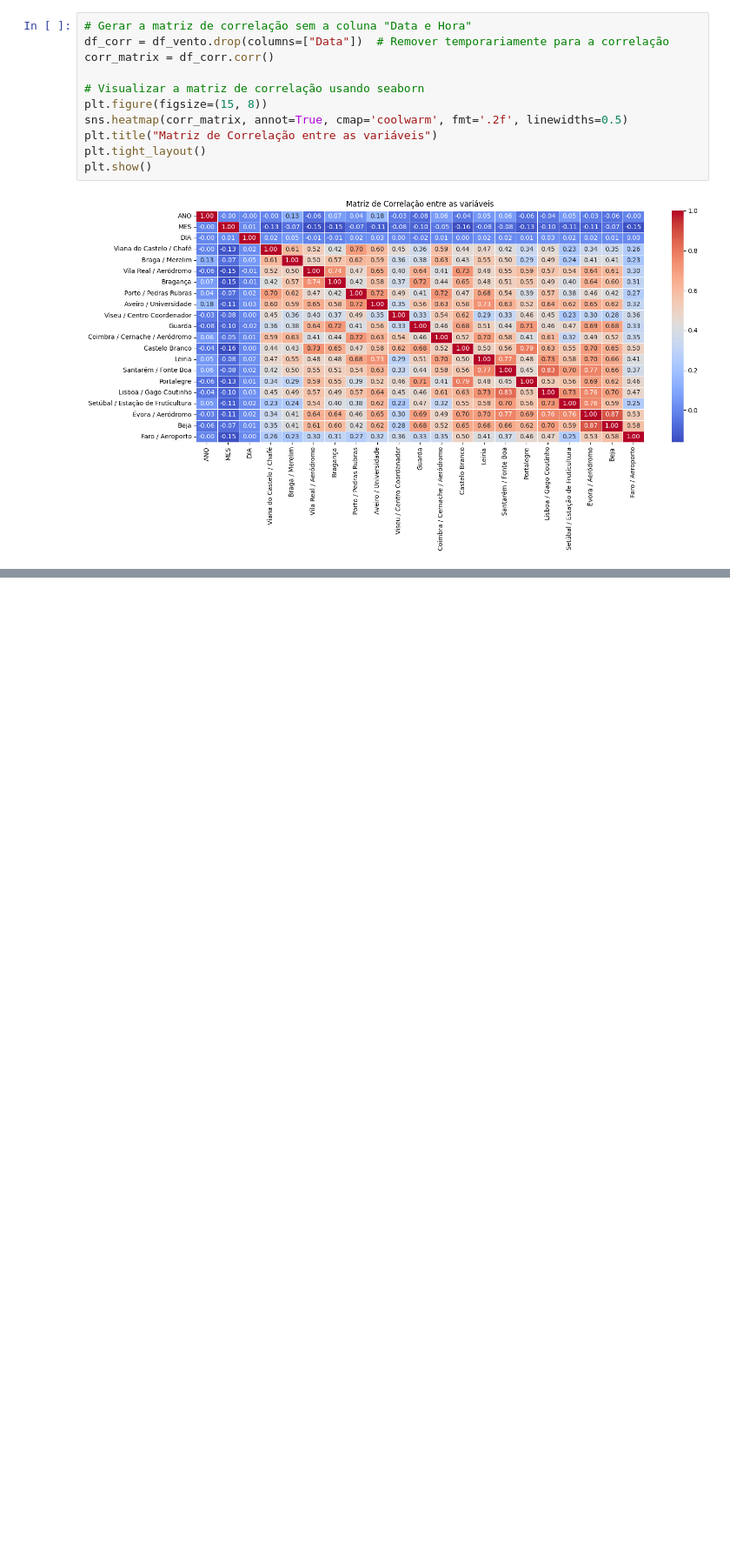
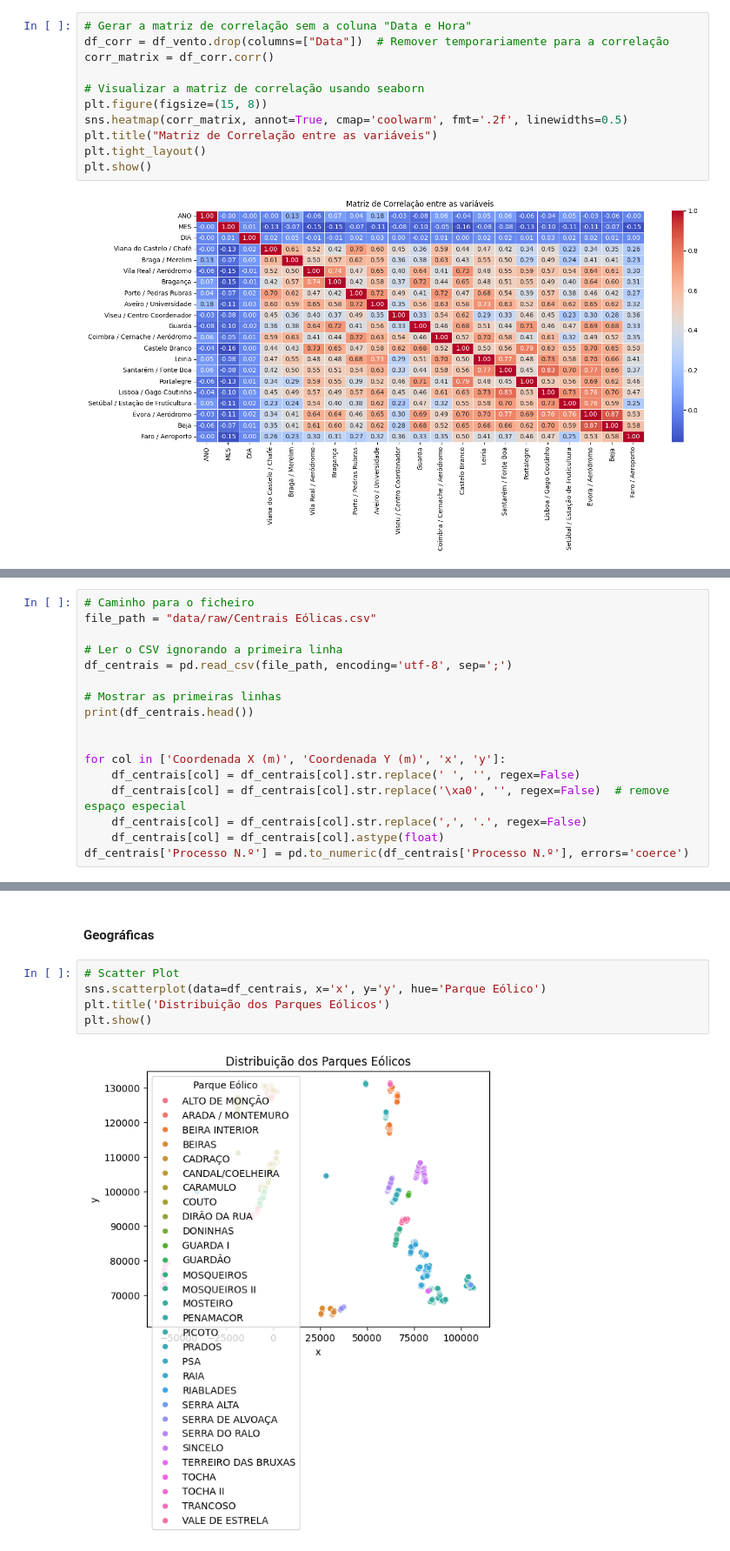
Before and after one commit to tjpoa/wind-energy-forecast, a Jupyter notebook: EDA.ipynb, the cells around one changed output, grey strips where cells are left out. Shown at 87% size. Drawn from its saved outputs; the diff is of its cells as text; blank space fills up the shorter version.

```diff
--- a/EDA.ipynb
+++ b/EDA.ipynb
@@ -427,0 +449,17 @@ plt.show()
+# %%
+# Caminho para o ficheiro
+file_path = "data/raw/Centrais Eólicas.csv"
+
+# Ler o CSV ignorando a primeira linha
+df_centrais = pd.read_csv(file_path, encoding='utf-8', sep=';')
+
+# Mostrar as primeiras linhas
+print(df_centrais.head())
+
+
+for col in ['Coordenada X (m)', 'Coordenada Y (m)', 'x', 'y']:
+    df_centrais[col] = df_centrais[col].str.replace(' ', '', regex=False)
+    df_centrais[col] = df_centrais[col].str.replace('\xa0', '', regex=False)  # remove espaço especial
+    df_centrais[col] = df_centrais[col].str.replace(',', '.', regex=False)
+    df_centrais[col] = df_centrais[col].astype(float)
+df_centrais['Processo N.º'] = pd.to_numeric(df_centrais['Processo N.º'], errors='coerce')
@@ -427,0 +583,9 @@ plt.show()
+# %% [markdown]
+#### Geográficas
+# %%
+# Scatter Plot
+sns.scatterplot(data=df_centrais, x='x', y='y', hue='Parque Eólico')
+plt.title('Distribuição dos Parques Eólicos')
+plt.show()
+# %% [output]
+[figure, added]
```
Also changed, not shown: parts of 27 cells of this notebook.
